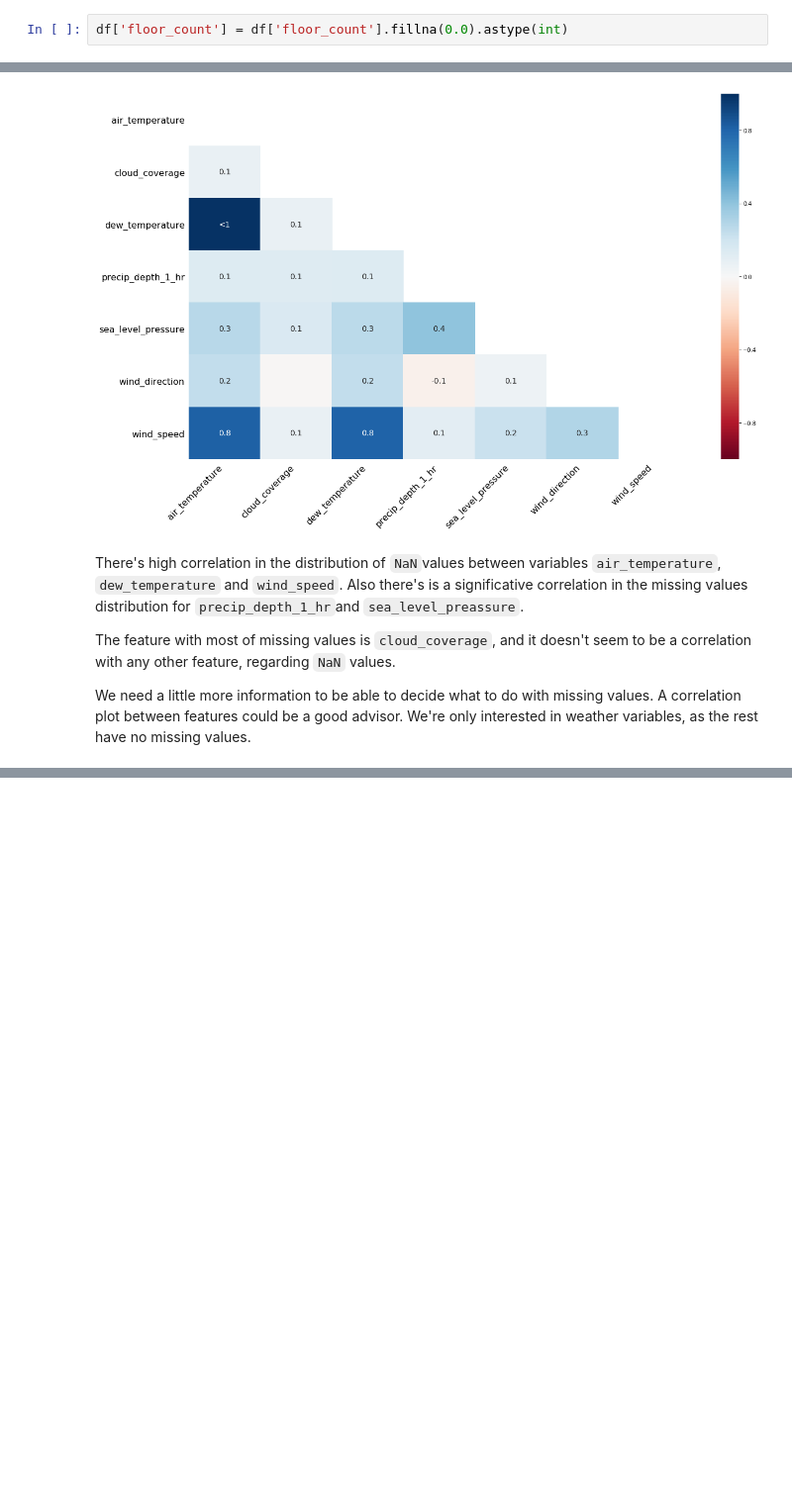
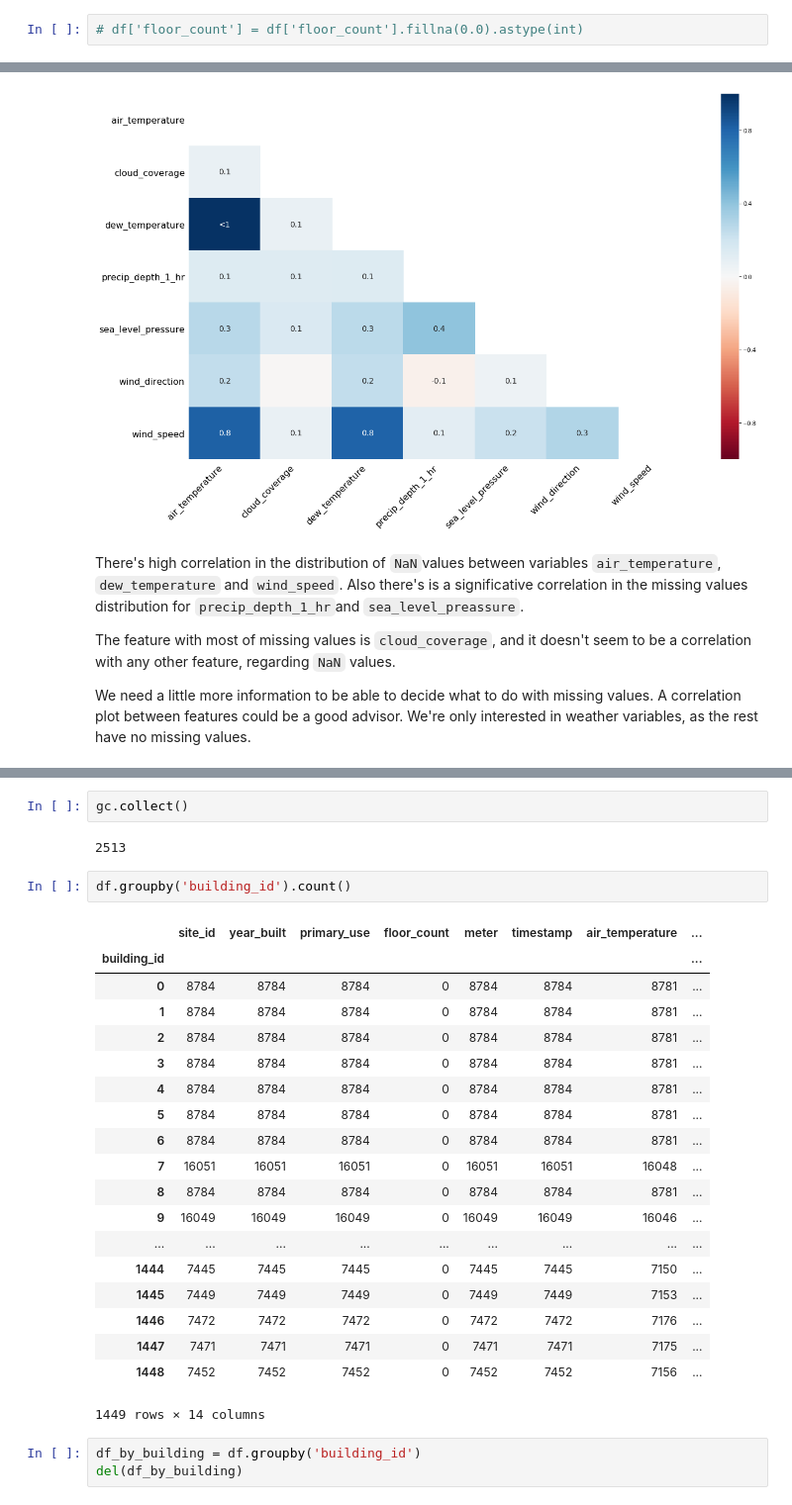
Before and after one commit to ovaisnazir/Master-Thesis, a Jupyter notebook: notebooks/0.0-vcp-draft-experimental.ipynb, the cells around one changed output, grey strips where cells are left out. Shown at 99% size. Cells and saved outputs as stored; diff of their text form; blank space fills up the shorter version.

```diff
--- a/notebooks/0.0-vcp-draft-experimental.ipynb
+++ b/notebooks/0.0-vcp-draft-experimental.ipynb
@@ -386,4 +404,4 @@ dtype: int64
 # %% [markdown]
 There're more than 16 million of `NaN` values in `floor_count`. They're likely to be buildings with only ground-floor. We're filling this missing values with `0` and, by the way, we're casting the type of this variable to int, as now it is a float.
 # %%
-df['floor_count'] = df['floor_count'].fillna(0.0).astype(int)
+# df['floor_count'] = df['floor_count'].fillna(0.0).astype(int)
@@ -451,0 +630,29 @@ sns.pairplot(df_sample.loc[:, 'air_temperature':], diag_kind='kde')
+# %%
+gc.collect()
+# %% [output]
+2513
+# %%
+df.groupby('building_id').count()
+# %% [output]
+|  | site_id | year_built | primary_use | floor_count | meter | timestamp | air_temperature | ... |
+| building_id |  |  |  |  |  |  |  | ... |
+| 0 | 8784 | 8784 | 8784 | 0 | 8784 | 8784 | 8781 | ... |
+| 1 | 8784 | 8784 | 8784 | 0 | 8784 | 8784 | 8781 | ... |
+| 2 | 8784 | 8784 | 8784 | 0 | 8784 | 8784 | 8781 | ... |
+| 3 | 8784 | 8784 | 8784 | 0 | 8784 | 8784 | 8781 | ... |
+| 4 | 8784 | 8784 | 8784 | 0 | 8784 | 8784 | 8781 | ... |
+| 5 | 8784 | 8784 | 8784 | 0 | 8784 | 8784 | 8781 | ... |
+| 6 | 8784 | 8784 | 8784 | 0 | 8784 | 8784 | 8781 | ... |
+| 7 | 16051 | 16051 | 16051 | 0 | 16051 | 16051 | 16048 | ... |
+| 8 | 8784 | 8784 | 8784 | 0 | 8784 | 8784 | 8781 | ... |
+| 9 | 16049 | 16049 | 16049 | 0 | 16049 | 16049 | 16046 | ... |
+| ... | ... | ... | ... | ... | ... | ... | ... | ... |
+| 1444 | 7445 | 7445 | 7445 | 0 | 7445 | 7445 | 7150 | ... |
+| 1445 | 7449 | 7449 | 7449 | 0 | 7449 | 7449 | 7153 | ... |
+| 1446 | 7472 | 7472 | 7472 | 0 | 7472 | 7472 | 7176 | ... |
+| 1447 | 7471 | 7471 | 7471 | 0 | 7471 | 7471 | 7175 | ... |
+| 1448 | 7452 | 7452 | 7452 | 0 | 7452 | 7452 | 7156 | ... |
+1449 rows × 14 columns
+# %%
+df_by_building = df.groupby('building_id')
+del(df_by_building)
```
Also changed, not shown: parts of 30 cells of this notebook.
